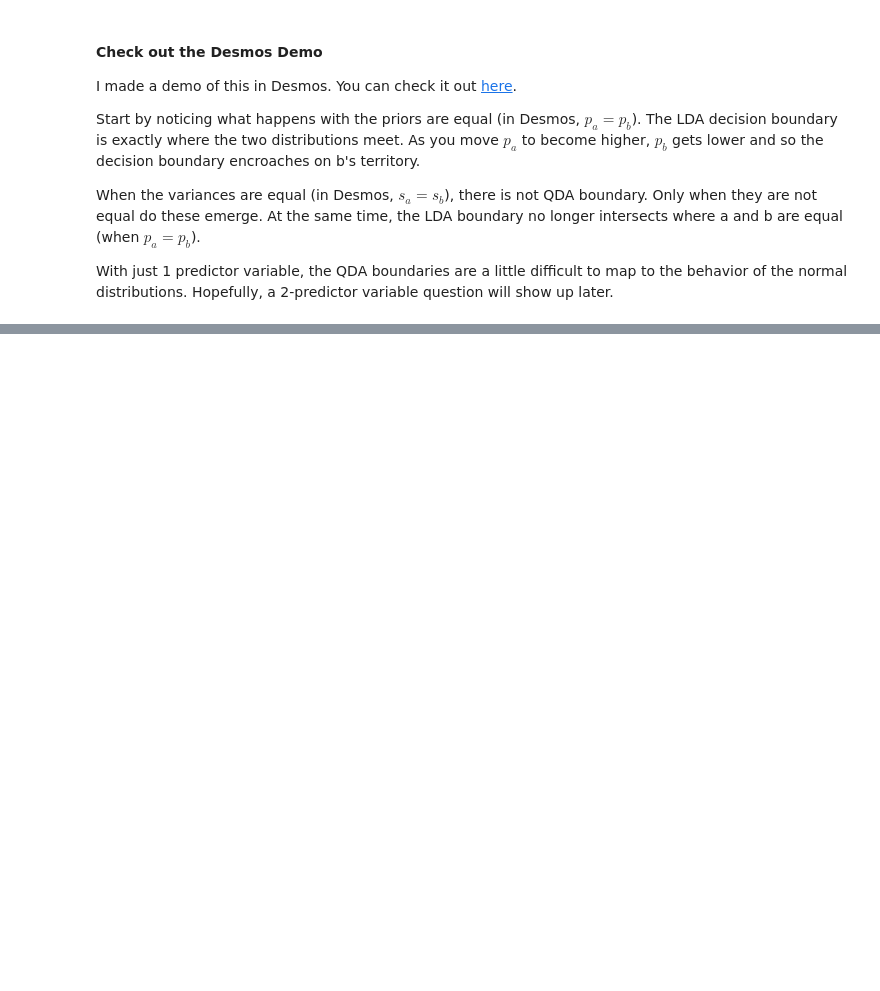
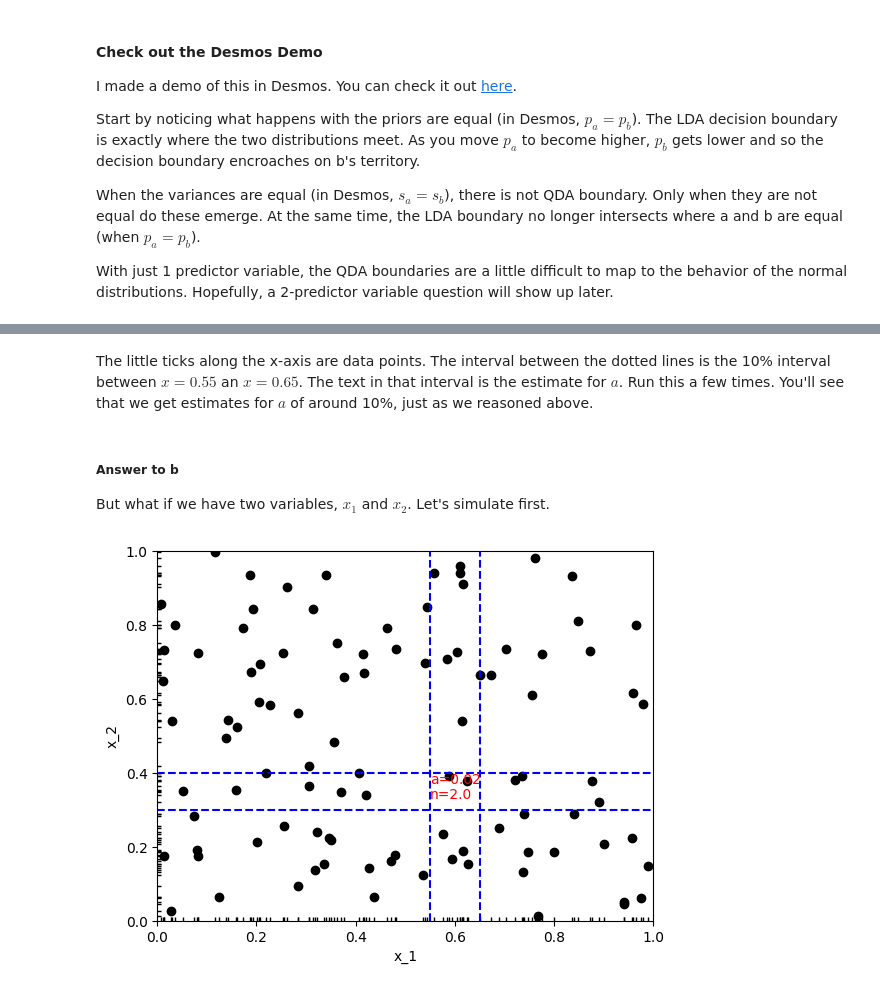
Before and after one commit to nicklausmillican/ISLP_Python, a Jupyter notebook: ISLP_Python_Ch4.ipynb, the cells around one changed output, grey strips where cells are left out. Saved outputs shown, nothing was run; the diff lists cells and outputs as text; code cells hidden in the pictures; blank space fills up the shorter version.

```diff
--- a/ISLP_Python_Ch4.ipynb
+++ b/ISLP_Python_Ch4.ipynb
@@ -200,0 +249,36 @@ With just 1 predictor variable, the QDA boundaries are a little difficult to map
+# %% [markdown]
+The little ticks along the x-axis are data points.  The interval between the dotted lines is the 10% interval between $x = 0.55$ an $x = 0.65$.  The text in that interval is the estimate for $a$.  Run this a few times.  You'll see that we get estimates for $a$ of around 10%, just as we reasoned above.
+# %% [markdown]
+##### Answer to b
+But what if we have two variables, $x_1$ and $x_2$.  Let's simulate first.
+# %%
+import numpy as np
+import matplotlib.pyplot as plt
+
+n = 100
+x_1 = np.random.uniform(low=0, high=1, size=n)
+x_2 = np.random.uniform(low=0, high=1, size=n)
+r_1 = 0.10
+r_2 = 0.10
+a_2_est = np.sum(((x_1 > 0.55) & (x_1 < 0.65)) & ((x_2 > 0.3) & (x_2 < 0.4))) / n
+n_2_est = a_2_est * n
+
+plt.figure()
+plt.scatter(x_1, x_2, label="x_2 vs x_1", color='black')  # Scatter plot for x_2 vs x_1
+plt.xlim(0, 1)
+plt.ylim(0, 1)
+plt.xlabel("x_1")
+plt.ylabel("x_2")
+
+plt.plot(x_1, np.zeros_like(x_1), '|', color='black')  # Rug plot for x_1
+plt.plot(np.zeros_like(x_2), x_2, '_', color='black')  # Rug plot for x_2
+plt.axvline(x=0.55, linestyle='--', color='blue')
+plt.axhline(y=0.3, linestyle='--', color='blue')
+plt.axvline(x=0.65, linestyle='--', color='blue')
+plt.axhline(y=0.4, linestyle='--', color='blue')
+plt.text(0.55, 0.37, f"a={round(a_2_est, 2)}", color='red')
+plt.text(0.55, 0.33, f"n={round(n_2_est, 0)}", color='red')
+
+plt.show()
+# %% [output]
+[figure, added]
```
Also changed, not shown: parts of 15 cells of this notebook.
